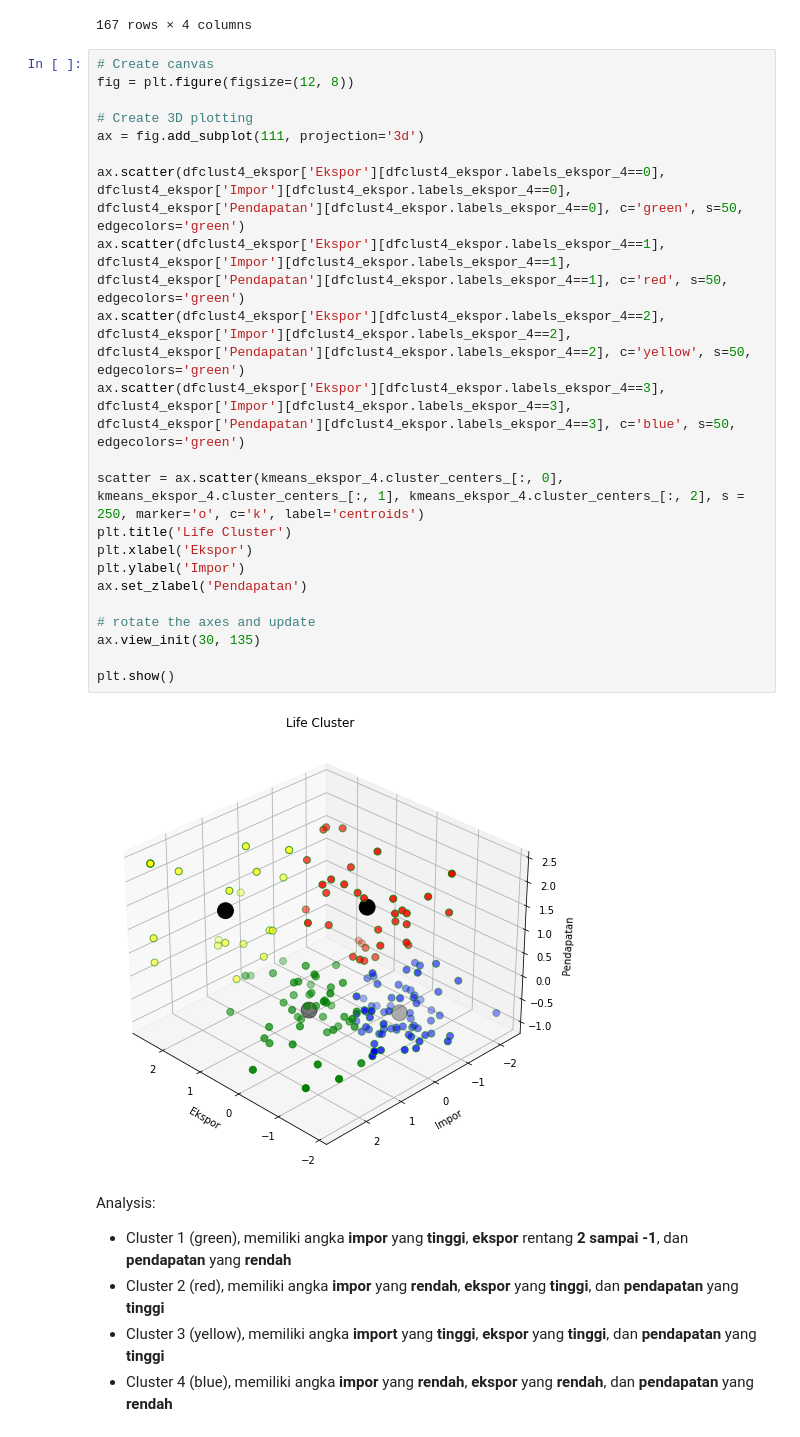
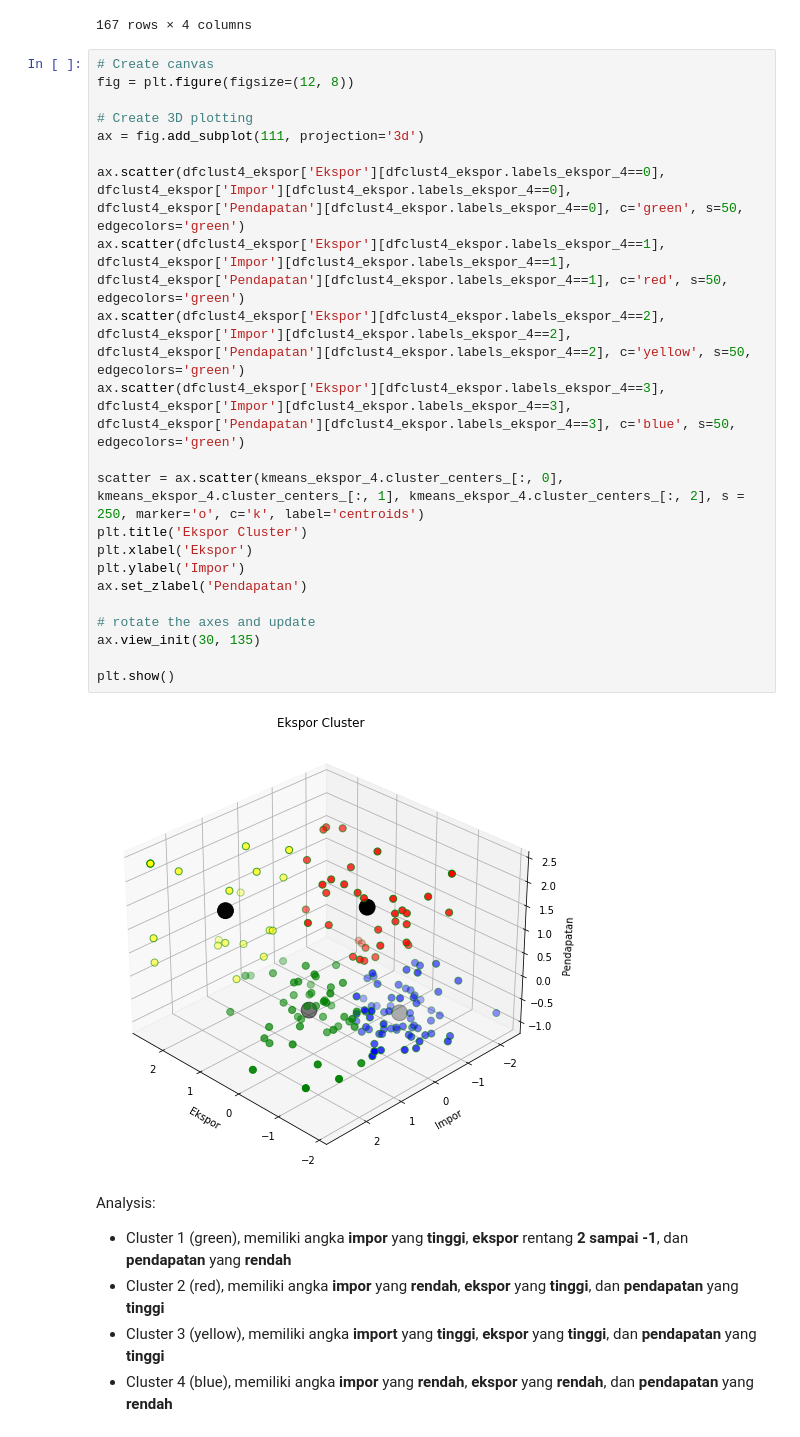
Before and after one commit to benidictusgalihmp/DS-SanberCode, a Jupyter notebook: Final Project/src/W04_F01.ipynb, the cells around one changed output. Saved outputs shown, nothing was run; the diff lists cells and outputs as text.

```diff
--- a/Final Project/src/W04_F01.ipynb
+++ b/Final Project/src/W04_F01.ipynb
@@ -691,27 +691,27 @@ dfclust4_ekspor
 # %%
 # Create canvas
 fig = plt.figure(figsize=(12, 8))
 
 # Create 3D plotting
 ax = fig.add_subplot(111, projection='3d')
 
 ax.scatter(dfclust4_ekspor['Ekspor'][dfclust4_ekspor.labels_ekspor_4==0], dfclust4_ekspor['Impor'][dfclust4_ekspor.labels_ekspor_4==0], dfclust4_ekspor['Pendapatan'][dfclust4_ekspor.labels_ekspor_4==0], c='green', s=50, edgecolors='green')
 ax.scatter(dfclust4_ekspor['Ekspor'][dfclust4_ekspor.labels_ekspor_4==1], dfclust4_ekspor['Impor'][dfclust4_ekspor.labels_ekspor_4==1], dfclust4_ekspor['Pendapatan'][dfclust4_ekspor.labels_ekspor_4==1], c='red', s=50, edgecolors='green')
 ax.scatter(dfclust4_ekspor['Ekspor'][dfclust4_ekspor.labels_ekspor_4==2], dfclust4_ekspor['Impor'][dfclust4_ekspor.labels_ekspor_4==2], dfclust4_ekspor['Pendapatan'][dfclust4_ekspor.labels_ekspor_4==2], c='yellow', s=50, edgecolors='green')
 ax.scatter(dfclust4_ekspor['Ekspor'][dfclust4_ekspor.labels_ekspor_4==3], dfclust4_ekspor['Impor'][dfclust4_ekspor.labels_ekspor_4==3], dfclust4_ekspor['Pendapatan'][dfclust4_ekspor.labels_ekspor_4==3], c='blue', s=50, edgecolors='green')
 
 scatter = ax.scatter(kmeans_ekspor_4.cluster_centers_[:, 0], kmeans_ekspor_4.cluster_centers_[:, 1], kmeans_ekspor_4.cluster_centers_[:, 2], s = 250, marker='o', c='k', label='centroids')
-plt.title('Life Cluster')
+plt.title('Ekspor Cluster')
 plt.xlabel('Ekspor')
 plt.ylabel('Impor')
 ax.set_zlabel('Pendapatan')
 
 # rotate the axes and update
 ax.view_init(30, 135)
 
 plt.show()
 # %% [output]
-[figure, old version]
+[figure, new version]
 # %% [markdown]
 Analysis:
 - Cluster 1 (green), memiliki angka **impor** yang **tinggi**, **ekspor** rentang **2 sampai -1**, dan **pendapatan** yang **rendah**
```
Also changed, not shown: parts of 2 cells of this notebook, 25 other files.
